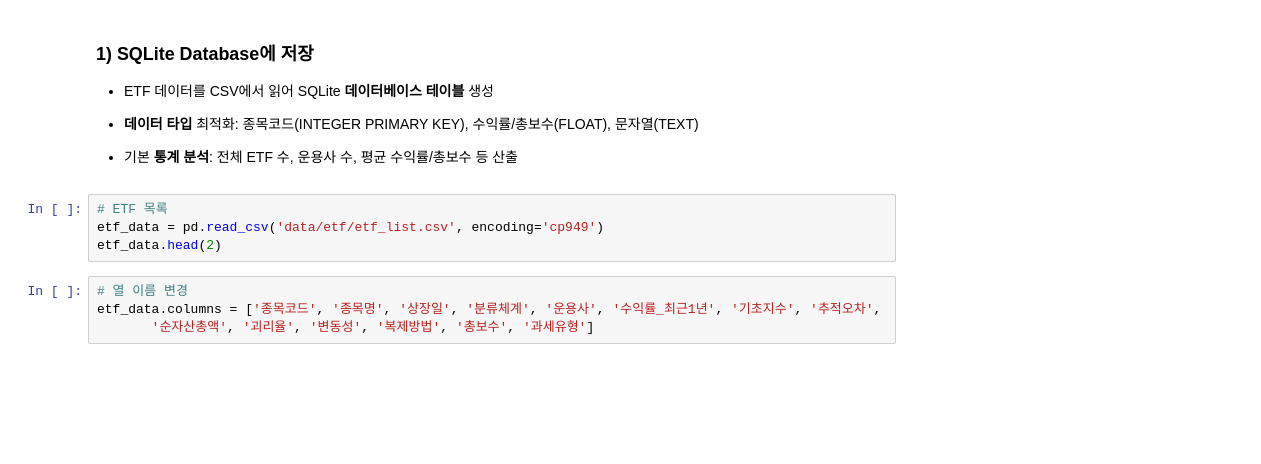
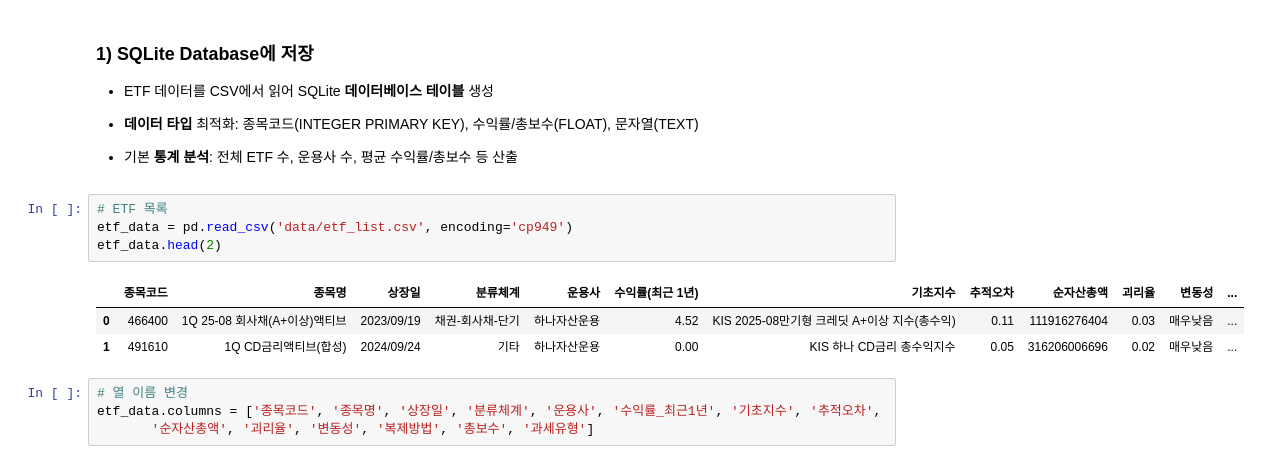
Before and after one commit to bangddong/modulab-ai, a Jupyter notebook: prj02/etf-bot/PRJ02_W3_002_ETF_Text2SQL.ipynb, the cells around one changed output. Saved outputs shown, nothing was run; the diff lists cells and outputs as text; blank space fills up the shorter version.

```diff
--- a/prj02/etf-bot/PRJ02_W3_002_ETF_Text2SQL.ipynb
+++ b/prj02/etf-bot/PRJ02_W3_002_ETF_Text2SQL.ipynb
@@ -77,8 +90,12 @@ etf_info.head()
 - 기본 **통계 분석**: 전체 ETF 수, 운용사 수, 평균 수익률/총보수 등 산출
 # %%
 # ETF 목록
-etf_data = pd.read_csv('data/etf/etf_list.csv', encoding='cp949')
+etf_data = pd.read_csv('data/etf_list.csv', encoding='cp949')
 etf_data.head(2)
+# %% [output]
+|  | 종목코드 | 종목명 | 상장일 | 분류체계 | 운용사 | 수익률(최근 1년) | 기초지수 | 추적오차 | 순자산총액 | 괴리율 | 변동성 | ... |
+| 0 | 466400 | 1Q 25-08 회사채(A+이상)액티브 | 2023/09/19 | 채권-회사채-단기 | 하나자산운용 | 4.52 | KIS 2025-08만기형 크레딧 A+이상 지수(총수익) | 0.11 | 111916276404 | 0.03 | 매우낮음 | ... |
+| 1 | 491610 | 1Q CD금리액티브(합성) | 2024/09/24 | 기타 | 하나자산운용 | 0.00 | KIS 하나 CD금리 총수익지수 | 0.05 | 316206006696 | 0.02 | 매우낮음 | ... |
 # %%
 # 열 이름 변경
 etf_data.columns = ['종목코드', '종목명', '상장일', '분류체계', '운용사', '수익률_최근1년', '기초지수', '추적오차',
```
Also changed, not shown: parts of 7 cells of this notebook, 25 other files.
